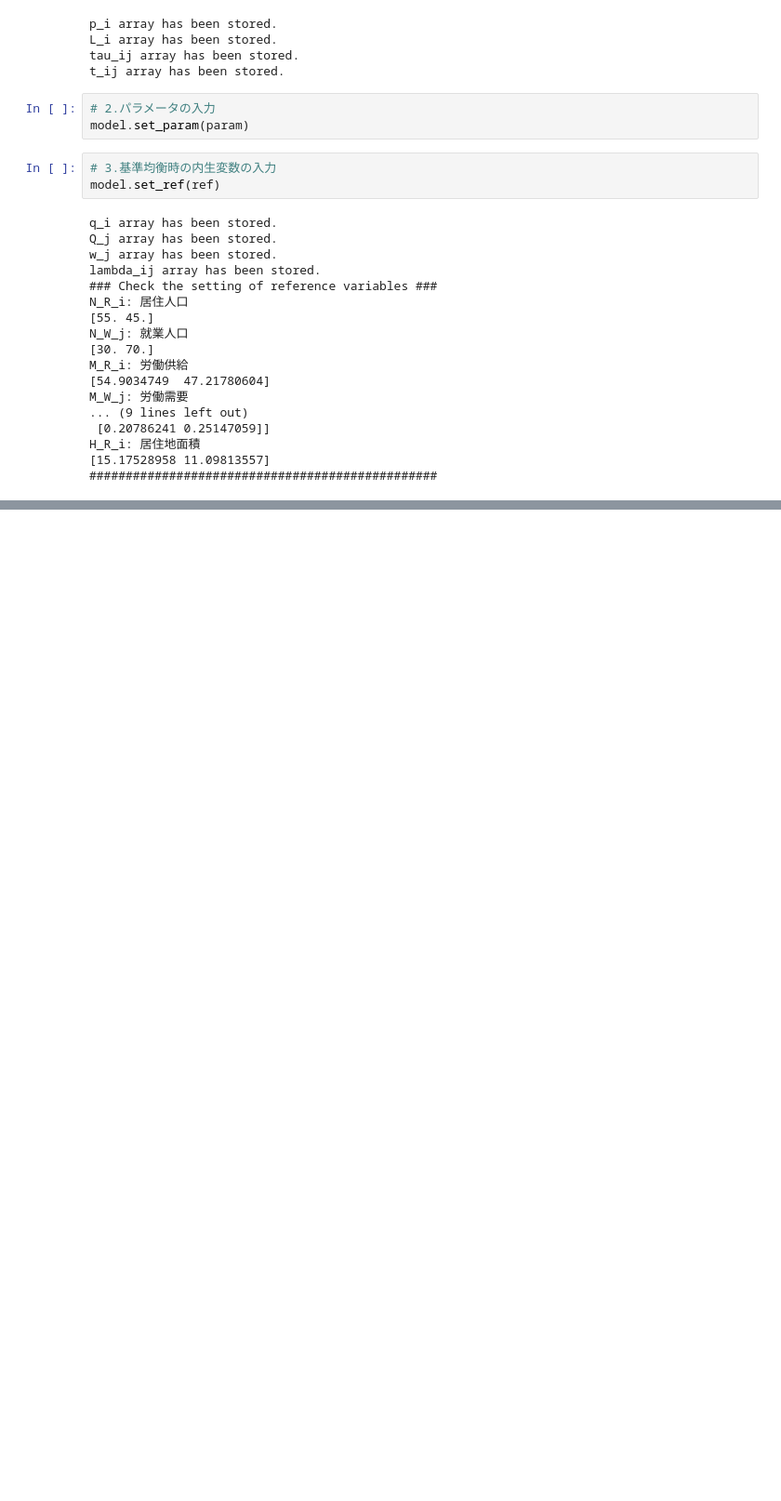
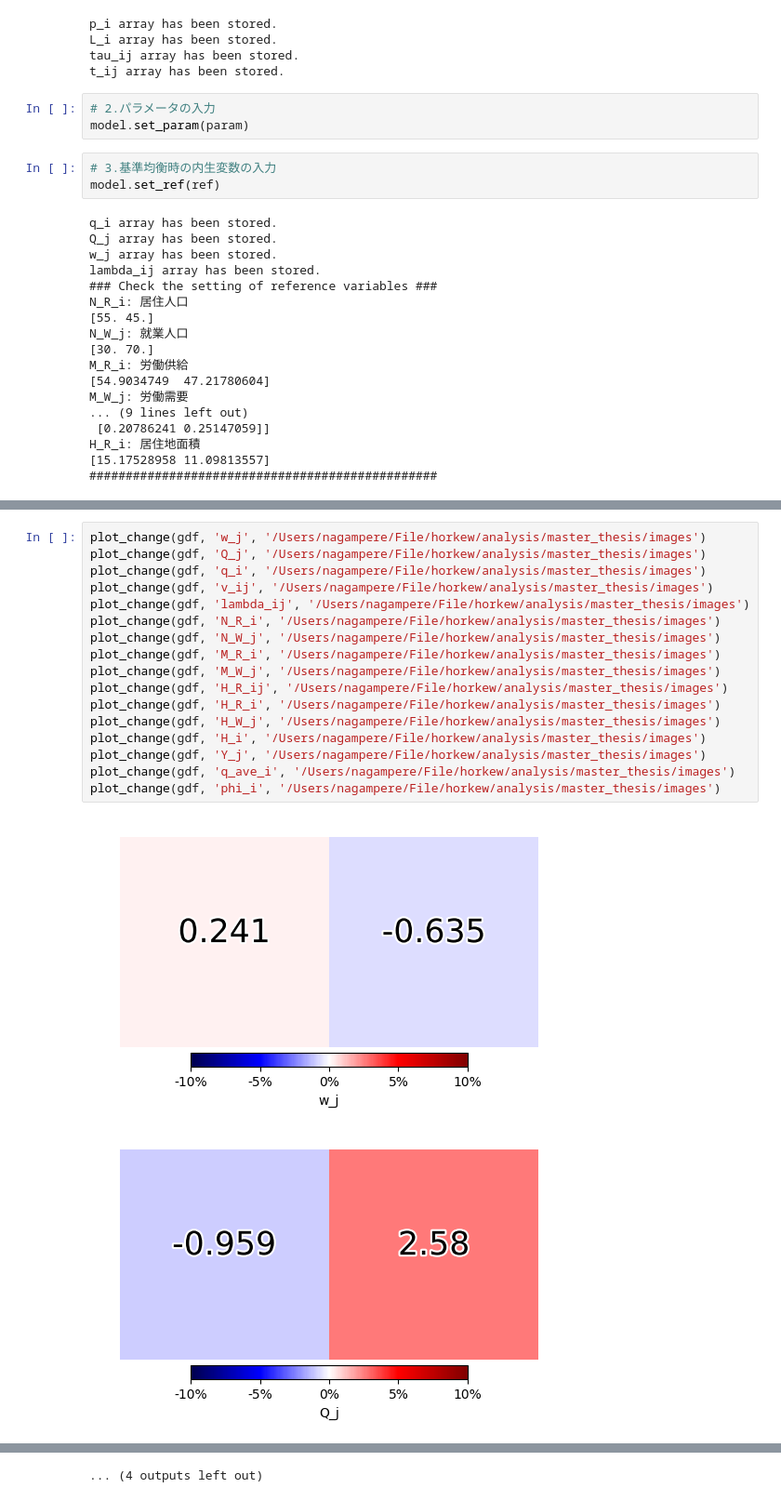
Before and after one commit to nagampere/horkew, a Jupyter notebook: analysis/master_thesis/area2_2.ipynb, the cells around one changed output, grey strips where cells are left out. Shown at 93% size. Cells and saved outputs as stored; diff of their text form; blank space fills up the shorter version.

```diff
--- a/analysis/master_thesis/area2_2.ipynb
+++ b/analysis/master_thesis/area2_2.ipynb
@@ -152,0 +245,20 @@ H_i: 床面積
+# %%
+plot_change(gdf, 'w_j', '/Users/nagampere/File/horkew/analysis/master_thesis/images')
+plot_change(gdf, 'Q_j', '/Users/nagampere/File/horkew/analysis/master_thesis/images')
+plot_change(gdf, 'q_i', '/Users/nagampere/File/horkew/analysis/master_thesis/images')
+plot_change(gdf, 'v_ij', '/Users/nagampere/File/horkew/analysis/master_thesis/images')
+plot_change(gdf, 'lambda_ij', '/Users/nagampere/File/horkew/analysis/master_thesis/images')
+plot_change(gdf, 'N_R_i', '/Users/nagampere/File/horkew/analysis/master_thesis/images')
+plot_change(gdf, 'N_W_j', '/Users/nagampere/File/horkew/analysis/master_thesis/images')
+plot_change(gdf, 'M_R_i', '/Users/nagampere/File/horkew/analysis/master_thesis/images')
+plot_change(gdf, 'M_W_j', '/Users/nagampere/File/horkew/analysis/master_thesis/images')
+plot_change(gdf, 'H_R_ij', '/Users/nagampere/File/horkew/analysis/master_thesis/images')
+plot_change(gdf, 'H_R_i', '/Users/nagampere/File/horkew/analysis/master_thesis/images')
+plot_change(gdf, 'H_W_j', '/Users/nagampere/File/horkew/analysis/master_thesis/images')
+plot_change(gdf, 'H_i', '/Users/nagampere/File/horkew/analysis/master_thesis/images')
+plot_change(gdf, 'Y_j', '/Users/nagampere/File/horkew/analysis/master_thesis/images')
+plot_change(gdf, 'q_ave_i', '/Users/nagampere/File/horkew/analysis/master_thesis/images')
+plot_change(gdf, 'phi_i', '/Users/nagampere/File/horkew/analysis/master_thesis/images')
+# %% [output]
+[figure, added]
+[figure, added]
@@ -152,0 +275 @@ H_i: 床面積
+... (4 outputs left out)
```
Also changed, not shown: parts of 9 cells of this notebook.
